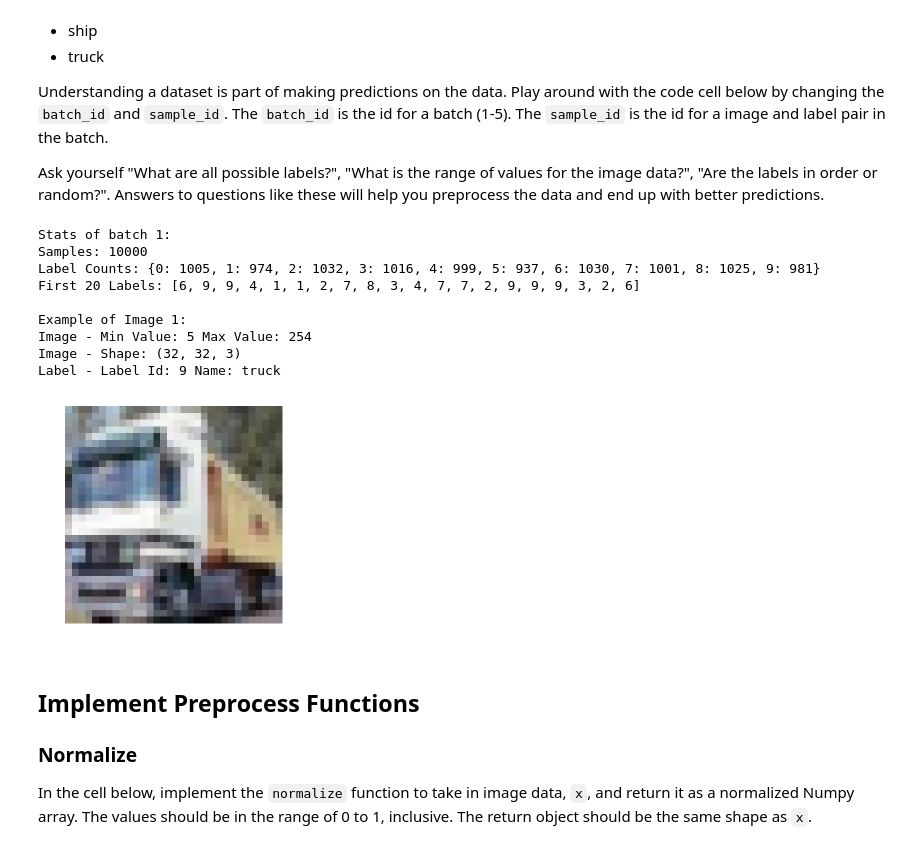
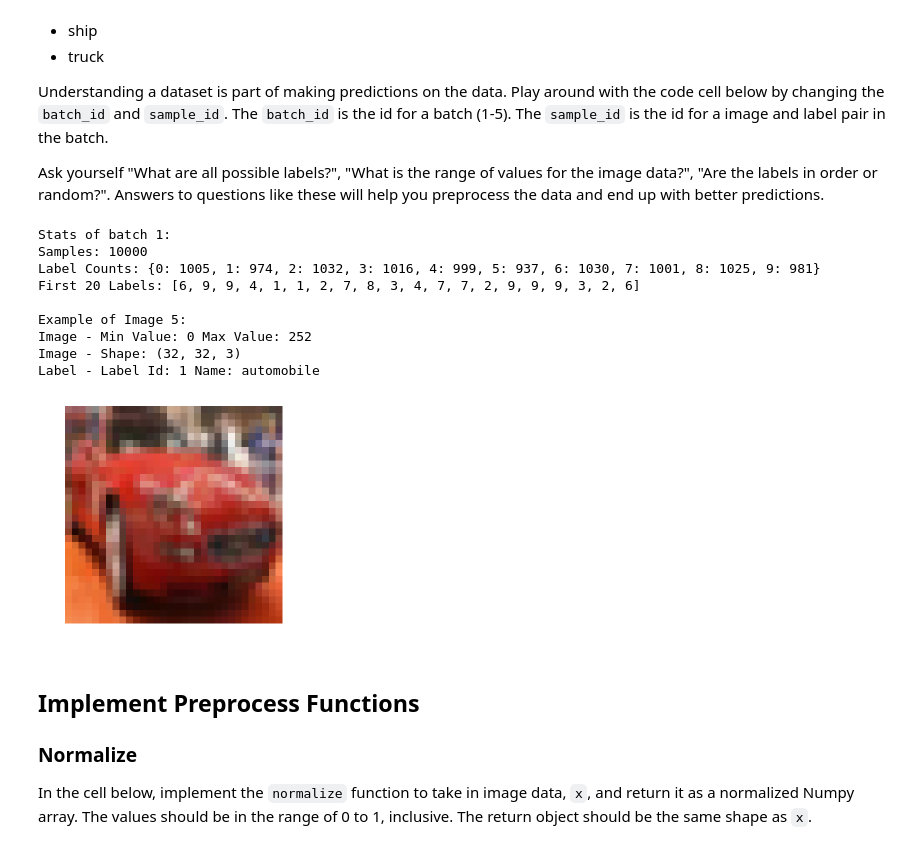
Before and after one commit to Sommer1872/image_classification_project, a Jupyter notebook: dlnd_image_classification.ipynb, the cells around one changed output. Cells and saved outputs as stored; diff of their text form; code cells hidden in the pictures.

```diff
--- a/dlnd_image_classification.ipynb
+++ b/dlnd_image_classification.ipynb
@@ -66,25 +66,25 @@ Ask yourself "What are all possible labels?", "What is the range of values for t
 # %%
 %matplotlib inline
 %config InlineBackend.figure_format = 'retina'
 
 import helper
 import numpy as np
 
 # Explore the dataset
 batch_id = 1
-sample_id = 1
+sample_id = 5
 helper.display_stats(cifar10_dataset_folder_path, batch_id, sample_id)
 # %% [output]
 Stats of batch 1:
 Samples: 10000
 Label Counts: {0: 1005, 1: 974, 2: 1032, 3: 1016, 4: 999, 5: 937, 6: 1030, 7: 1001, 8: 1025, 9: 981}
 First 20 Labels: [6, 9, 9, 4, 1, 1, 2, 7, 8, 3, 4, 7, 7, 2, 9, 9, 9, 3, 2, 6]
 
-Example of Image 1:
-Image - Min Value: 5 Max Value: 254
+Example of Image 5:
+Image - Min Value: 0 Max Value: 252
 Image - Shape: (32, 32, 3)
-Label - Label Id: 9 Name: truck
+Label - Label Id: 1 Name: automobile
-[figure, old version]
+[figure, new version]
 # %% [markdown]
 ## Implement Preprocess Functions
 ### Normalize
```
Also changed, not shown: parts of 5 cells of this notebook, 1 other file.
